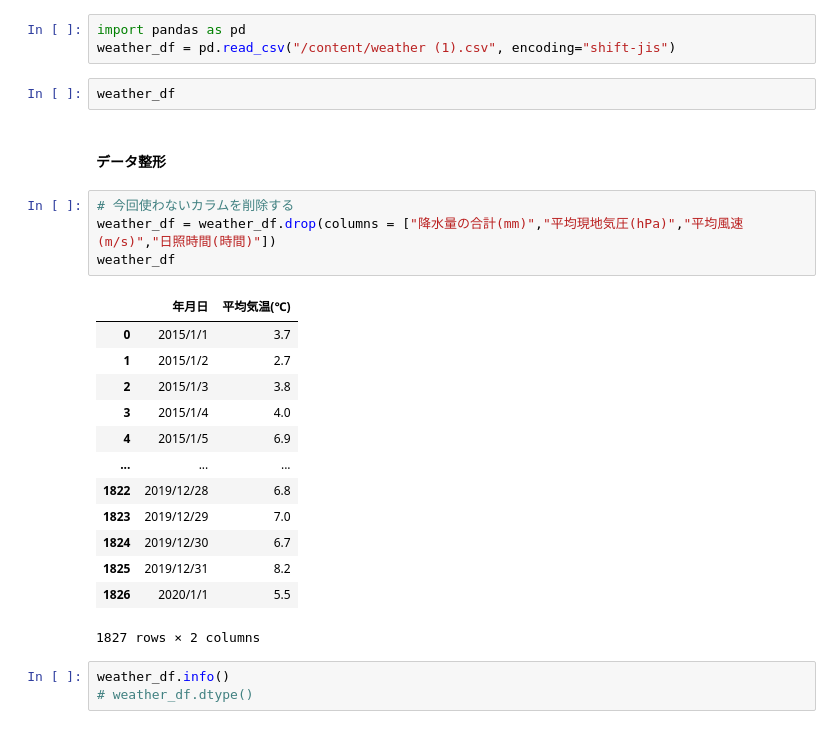
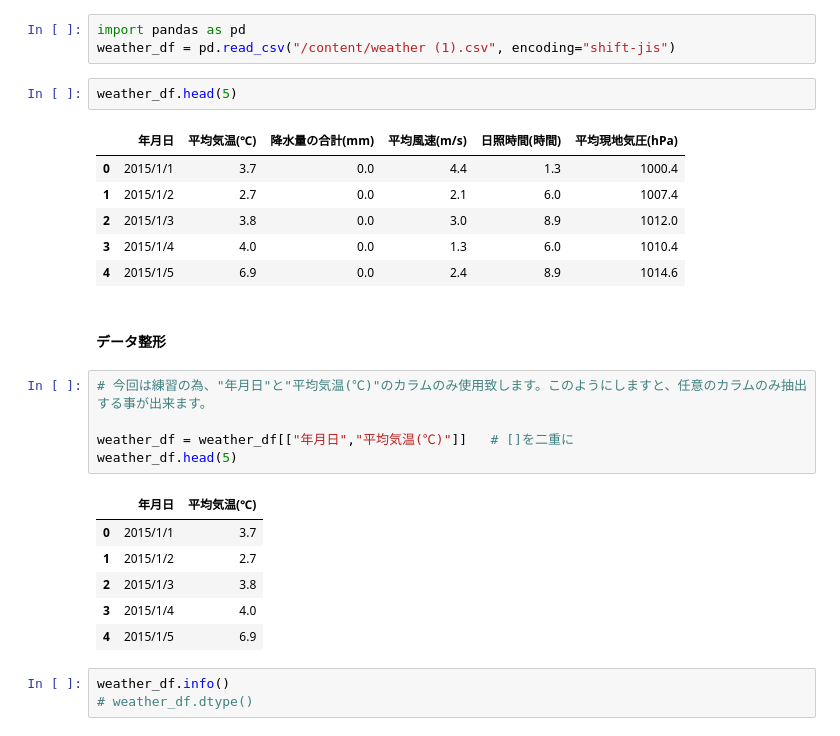
Before and after one commit to Ken-huea/Time-series-analysis, a Jupyter notebook: ARMA実装.ipynb, the cells around one changed output. Drawn from its saved outputs; the diff is of its cells as text.

```diff
--- a/ARMA実装.ipynb
+++ b/ARMA実装.ipynb
@@ -40,27 +40,28 @@
 import pandas as pd
 weather_df = pd.read_csv("/content/weather (1).csv", encoding="shift-jis")
 # %%
-weather_df
+weather_df.head(5)
+# %% [output]
+|  | 年月日 | 平均気温(℃) | 降水量の合計(mm) | 平均風速(m/s) | 日照時間(時間) | 平均現地気圧(hPa) |
+| 0 | 2015/1/1 | 3.7 | 0.0 | 4.4 | 1.3 | 1000.4 |
+| 1 | 2015/1/2 | 2.7 | 0.0 | 2.1 | 6.0 | 1007.4 |
+| 2 | 2015/1/3 | 3.8 | 0.0 | 3.0 | 8.9 | 1012.0 |
+| 3 | 2015/1/4 | 4.0 | 0.0 | 1.3 | 6.0 | 1010.4 |
+| 4 | 2015/1/5 | 6.9 | 0.0 | 2.4 | 8.9 | 1014.6 |
 # %% [markdown]
 #### データ整形
-# %%
-# 今回使わないカラムを削除する
-weather_df = weather_df.drop(columns = ["降水量の合計(mm)","平均現地気圧(hPa)","平均風速(m/s)","日照時間(時間)"])
-weather_df
-# %% [output]
-|  | 年月日 | 平均気温(℃) |
-| 0 | 2015/1/1 | 3.7 |
-| 1 | 2015/1/2 | 2.7 |
-| 2 | 2015/1/3 | 3.8 |
-| 3 | 2015/1/4 | 4.0 |
-| 4 | 2015/1/5 | 6.9 |
-| ... | ... | ... |
-| 1822 | 2019/12/28 | 6.8 |
-| 1823 | 2019/12/29 | 7.0 |
-| 1824 | 2019/12/30 | 6.7 |
-| 1825 | 2019/12/31 | 8.2 |
-| 1826 | 2020/1/1 | 5.5 |
-1827 rows × 2 columns
+# %%
+# 今回は練習の為、"年月日"と"平均気温(℃)"のカラムのみ使用致します。このようにしますと、任意のカラムのみ抽出する事が出来ます。
+
+weather_df = weather_df[["年月日","平均気温(℃)"]]   # []を二重に
+weather_df.head(5)
+# %% [output]
+|  | 年月日 | 平均気温(℃) |
+| 0 | 2015/1/1 | 3.7 |
+| 1 | 2015/1/2 | 2.7 |
+| 2 | 2015/1/3 | 3.8 |
+| 3 | 2015/1/4 | 4.0 |
+| 4 | 2015/1/5 | 6.9 |
 # %%
 weather_df.info()
 # weather_df.dtype()
```
Also changed, not shown: parts of 20 cells of this notebook.
